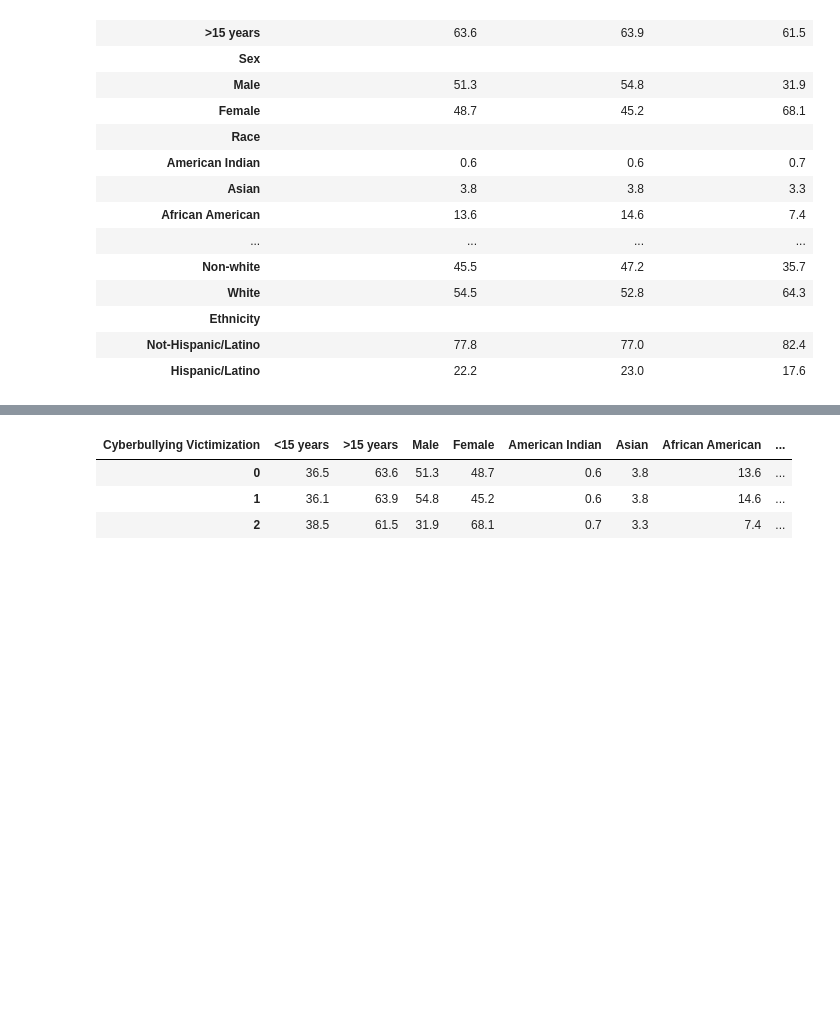
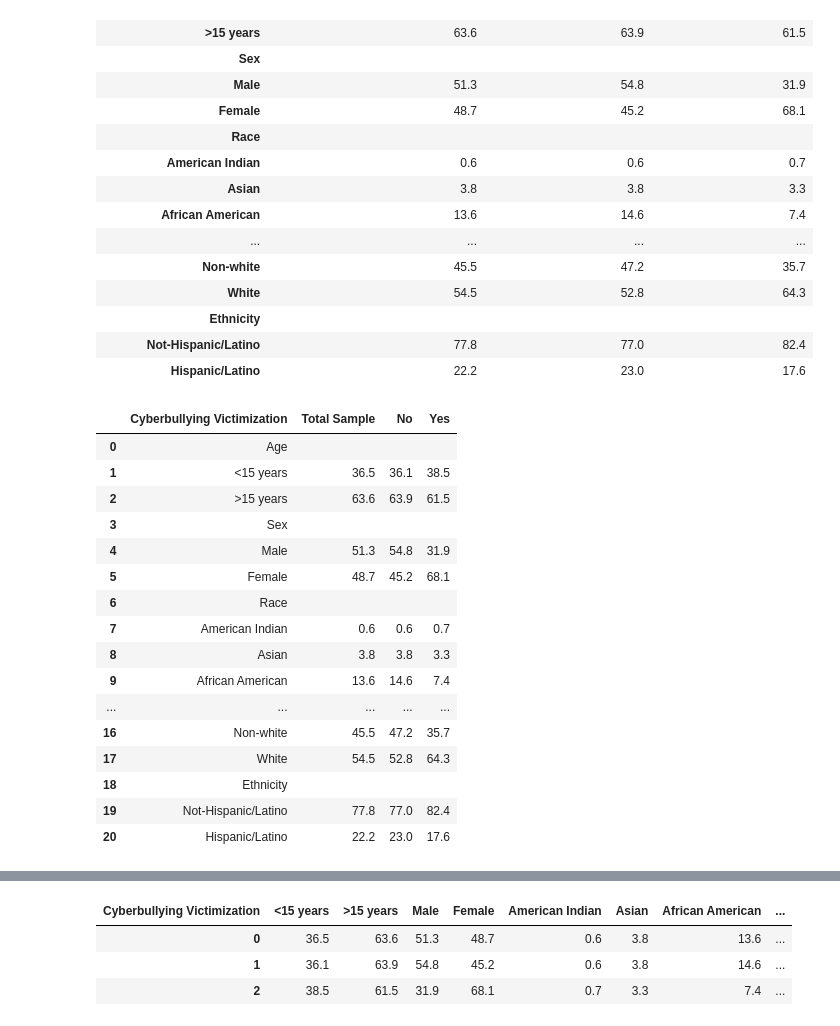
Before and after one commit to hannahduncan/bullying-in-america, a Jupyter notebook: Starter Notebooks/Cyberbullying.ipynb, the cells around one changed output, grey strips where cells are left out. Drawn from its saved outputs; the diff is of its cells as text; code cells hidden in the pictures; blank space fills up the shorter version.

```diff
--- a/Starter Notebooks/Cyberbullying.ipynb
+++ b/Starter Notebooks/Cyberbullying.ipynb
@@ -53,0 +61,24 @@ df_3
+# %%
+# Reset index to write cyberbully data to csv
+
+df_3 = df_3.reset_index()
+df_3["Cyberbullying Victimization"] = df_3["Cyberbullying Victimization"].astype(str)
+df_3
+# %% [output]
+|  | Cyberbullying Victimization | Total Sample | No | Yes |
+| 0 | Age |  |  |  |
+| 1 | <15 years | 36.5 | 36.1 | 38.5 |
+| 2 | >15 years | 63.6 | 63.9 | 61.5 |
+| 3 | Sex |  |  |  |
+| 4 | Male | 51.3 | 54.8 | 31.9 |
+| 5 | Female | 48.7 | 45.2 | 68.1 |
+| 6 | Race |  |  |  |
+| 7 | American Indian | 0.6 | 0.6 | 0.7 |
+| 8 | Asian | 3.8 | 3.8 | 3.3 |
+| 9 | African American | 13.6 | 14.6 | 7.4 |
+| ... | ... | ... | ... | ... |
+| 16 | Non-white | 45.5 | 47.2 | 35.7 |
+| 17 | White | 54.5 | 52.8 | 64.3 |
+| 18 | Ethnicity |  |  |  |
+| 19 | Not-Hispanic/Latino | 77.8 | 77.0 | 82.4 |
+| 20 | Hispanic/Latino | 22.2 | 23.0 | 17.6 |
```
Also changed, not shown: parts of 26 cells of this notebook, 10 other files.
